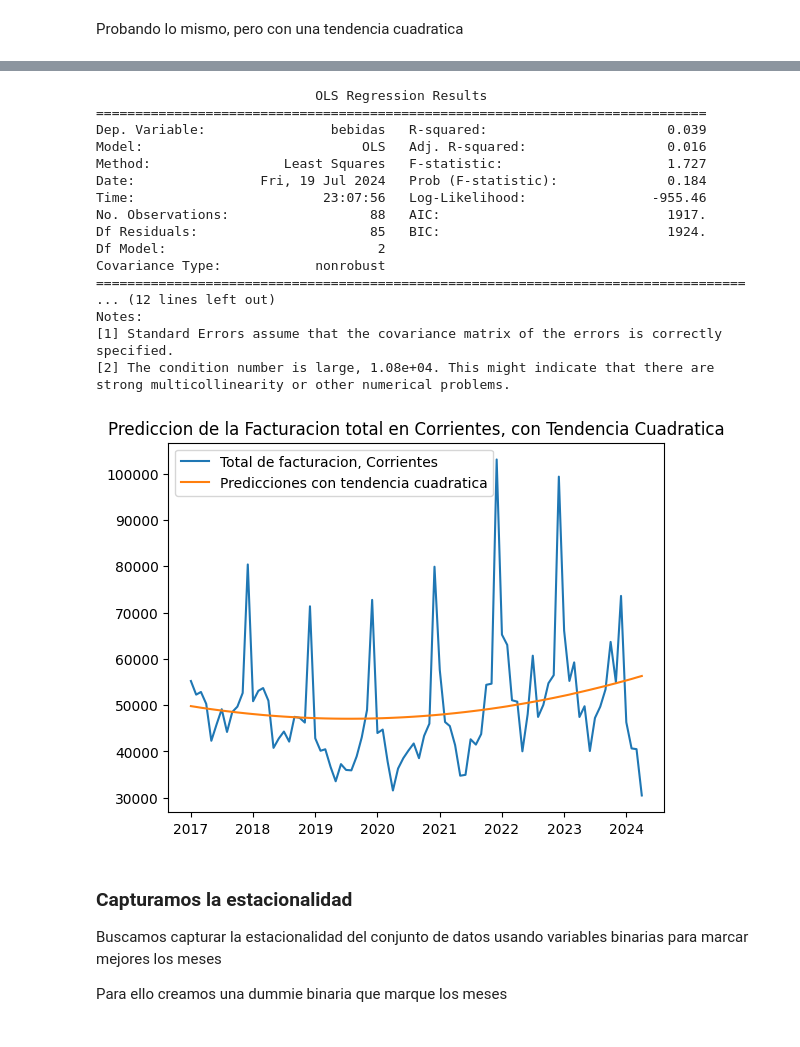
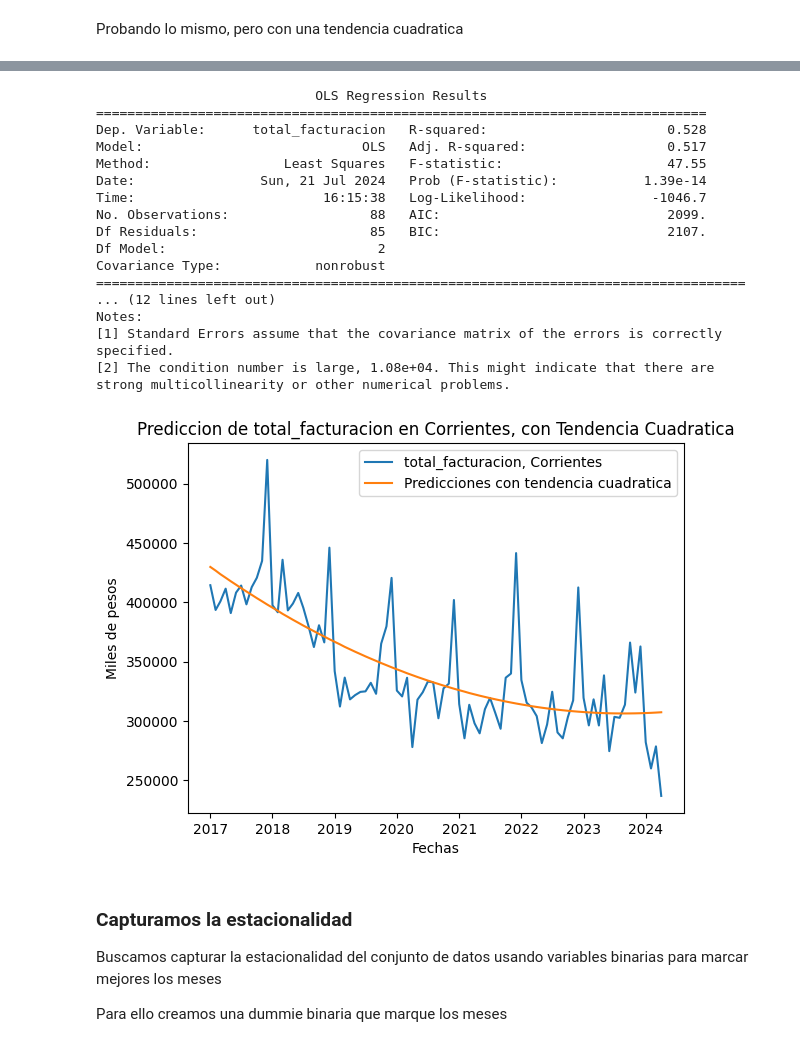
Before and after one commit to gastonbenitez2001/diplomatura_unne, a Jupyter notebook: trabajo_diplo/modelo_rl.ipynb, the cells around one changed output, grey strips where cells are left out. Drawn from its saved outputs; the diff is of its cells as text; code cells hidden in the pictures.

```diff
--- a/trabajo_diplo/modelo_rl.ipynb
+++ b/trabajo_diplo/modelo_rl.ipynb
@@ -35,7 +35,7 @@ df
 | 2024-04-01 | 5 | 18 | 236734.57 | 30501.96 | 55401.99 | 10137.87 | 18997.23 | 30646.31 | ... |
 88 rows × 14 columns
 # %%
-columna_objetivo = 'bebidas'
+columna_objetivo = 'total_facturacion'
 # %%
 plt.plot(df[columna_objetivo],label='Total de facturacion', color = "green")
 plt.title('Total facturado en supermercados (deflactado) - Corrientes')
@@ -109,19 +94,21 @@ X = df[['tendencia','tend_cuadratica']]
 X = sm.add_constant(X)
 
 Y = df[columna_objetivo]
+
+#AJustamos el modelo y lo probamos
 reg_ten1 = sm.OLS(Y,X).fit()
 print(reg_ten1.summary())
 predicciones = reg_ten1.predict(X)
 # %% [output]
                             OLS Regression Results
 ==============================================================================
-Dep. Variable:                bebidas   R-squared:                       0.039
-Model:                            OLS   Adj. R-squared:                  0.016
-Method:                 Least Squares   F-statistic:                     1.727
-Date:                Fri, 19 Jul 2024   Prob (F-statistic):              0.184
-Time:                        23:07:56   Log-Likelihood:                -955.46
-No. Observations:                  88   AIC:                             1917.
-Df Residuals:                      85   BIC:                             1924.
+Dep. Variable:      total_facturacion   R-squared:                       0.528
+Model:                            OLS   Adj. R-squared:                  0.517
+Method:                 Least Squares   F-statistic:                     47.55
+Date:                Sun, 21 Jul 2024   Prob (F-statistic):           1.39e-14
+Time:                        16:15:38   Log-Likelihood:                -1046.7
+No. Observations:                  88   AIC:                             2099.
+Df Residuals:                      85   BIC:                             2107.
 Df Model:                           2
 Covariance Type:            nonrobust
 ===================================================================================
@@ -131,13 +118,15 @@ Notes:
 [2] The condition number is large, 1.08e+04. This might indicate that there are
 strong multicollinearity or other numerical problems.
 # %%
-plt.plot(df[columna_objetivo],label = "Total de facturacion, Corrientes")
+plt.plot(df[columna_objetivo],label = f"{columna_objetivo}, Corrientes")
 plt.plot(predicciones,label = "Predicciones con tendencia cuadratica")
-plt.title("Prediccion de la Facturacion total en Corrientes, con Tendencia Cuadratica")
+plt.title(f"Prediccion de {columna_objetivo} en Corrientes, con Tendencia Cuadratica")
+plt.ylabel("Miles de pesos")
+plt.xlabel('Fechas')
 plt.legend()
 plt.show()
 # %% [output]
-[figure, old version]
+[figure, new version]
 # %% [markdown]
 <h3> Capturamos la estacionalidad </h3>
 <p> Buscamos capturar la estacionalidad del conjunto de datos usando variables binarias para marcar mejores los meses </p>
```
Also changed, not shown: parts of 30 cells of this notebook, 2 other files.
